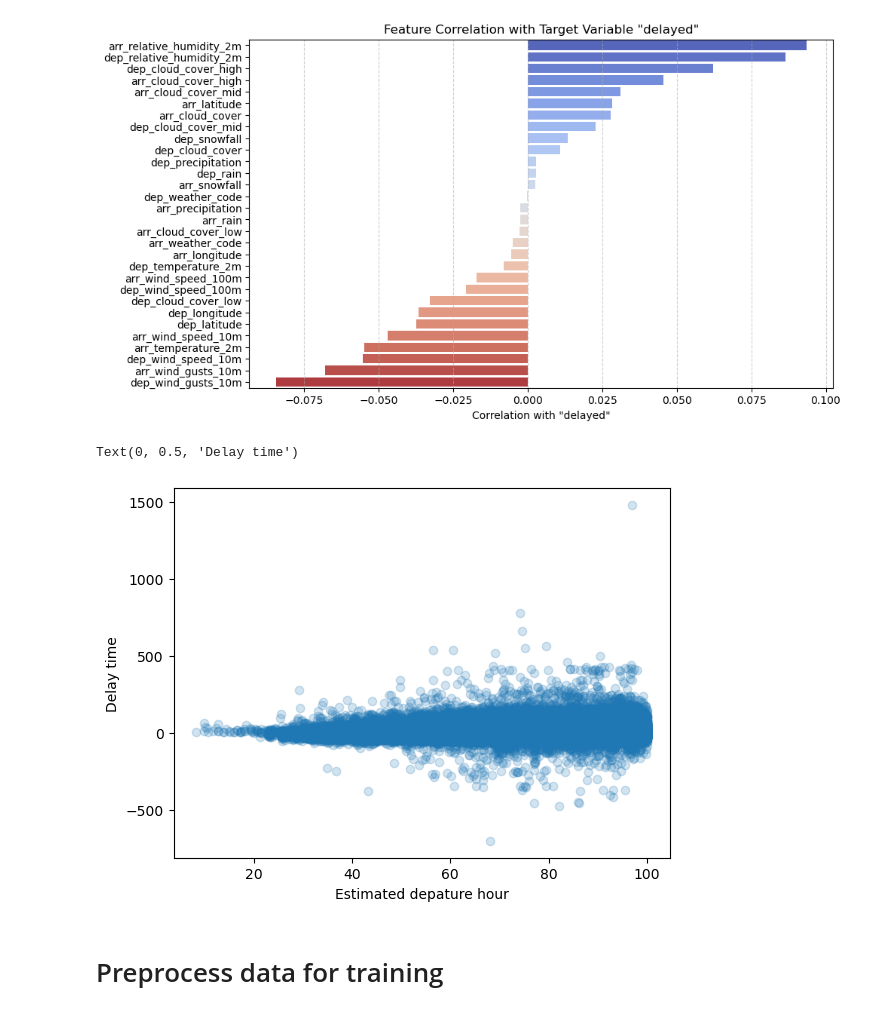
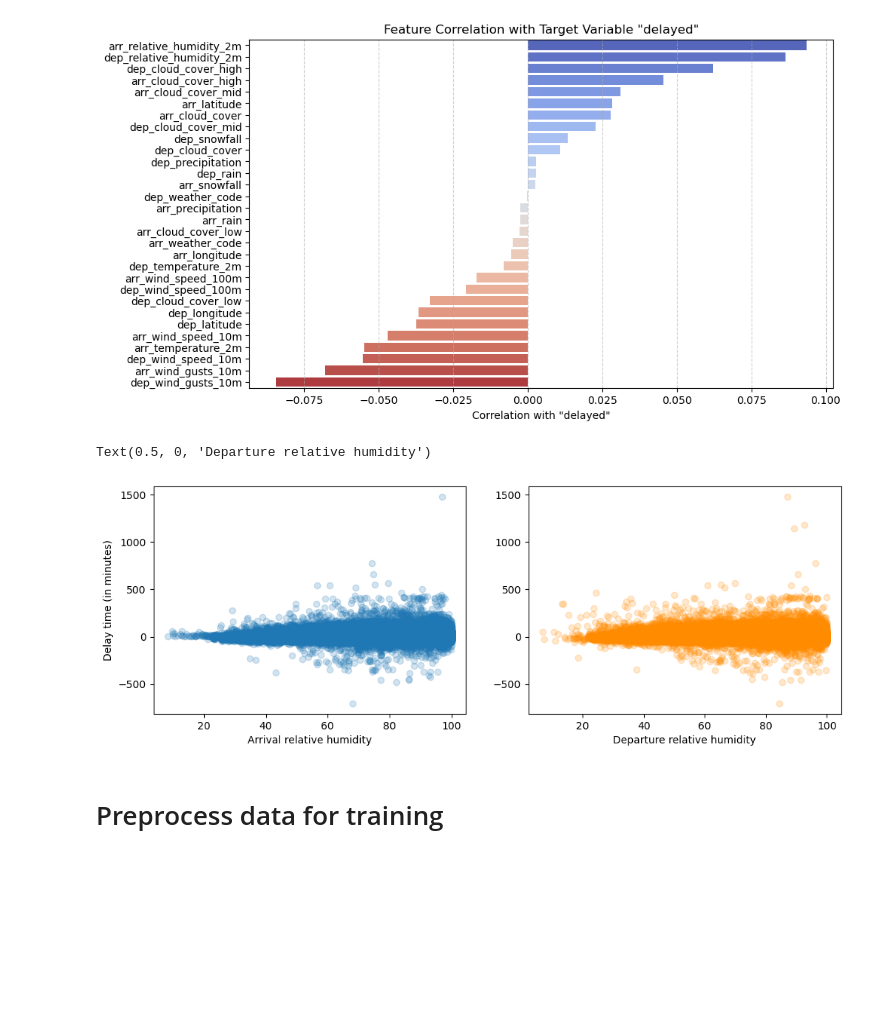
Before and after one commit to jkruke/airline-delay-prediction, a Jupyter notebook: predict/weather_features.ipynb, the cells around one changed output. Cells and saved outputs as stored; diff of their text form; code cells hidden in the pictures; blank space fills up the shorter version.

Commit message:
Minor updates on humidity plot

```diff
--- a/predict/weather_features.ipynb
+++ b/predict/weather_features.ipynb
@@ -207,12 +207,18 @@ plt.show()
 # %% [output]
 [figure]
 # %%
+plt.figure(figsize=(12,4))
+plt.subplot(121)
 plt.scatter(train_set.arr_relative_humidity_2m, train_set.delayed, marker='o', alpha=0.2)
-plt.xlabel('Estimated depature hour')
-plt.ylabel('Delay time')
+plt.xlabel('Arrival relative humidity')
+plt.ylabel('Delay time (in minutes)')
+plt.subplot(122)
+plt.scatter(train_set.dep_relative_humidity_2m, train_set.delayed, c='darkorange', marker='o', alpha=0.2)
+plt.xlabel('Departure relative humidity')
+# plt.ylabel('Delay time')
 # %% [output]
-Text(0, 0.5, 'Delay time')
+Text(0.5, 0, 'Departure relative humidity')
-[figure, old version]
+[figure, new version]
 # %% [markdown]
 # Preprocess data for training
 # %%
```
